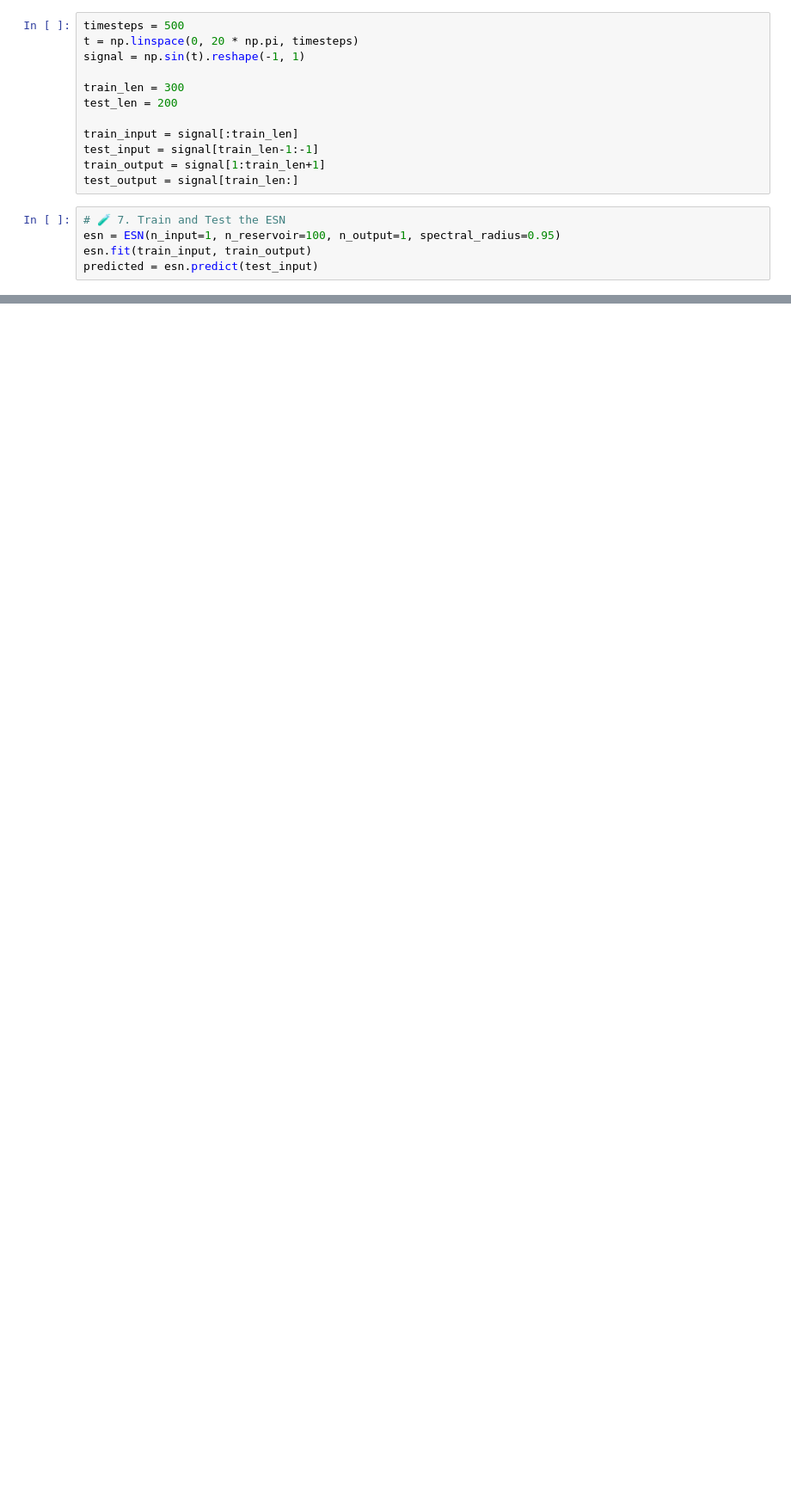
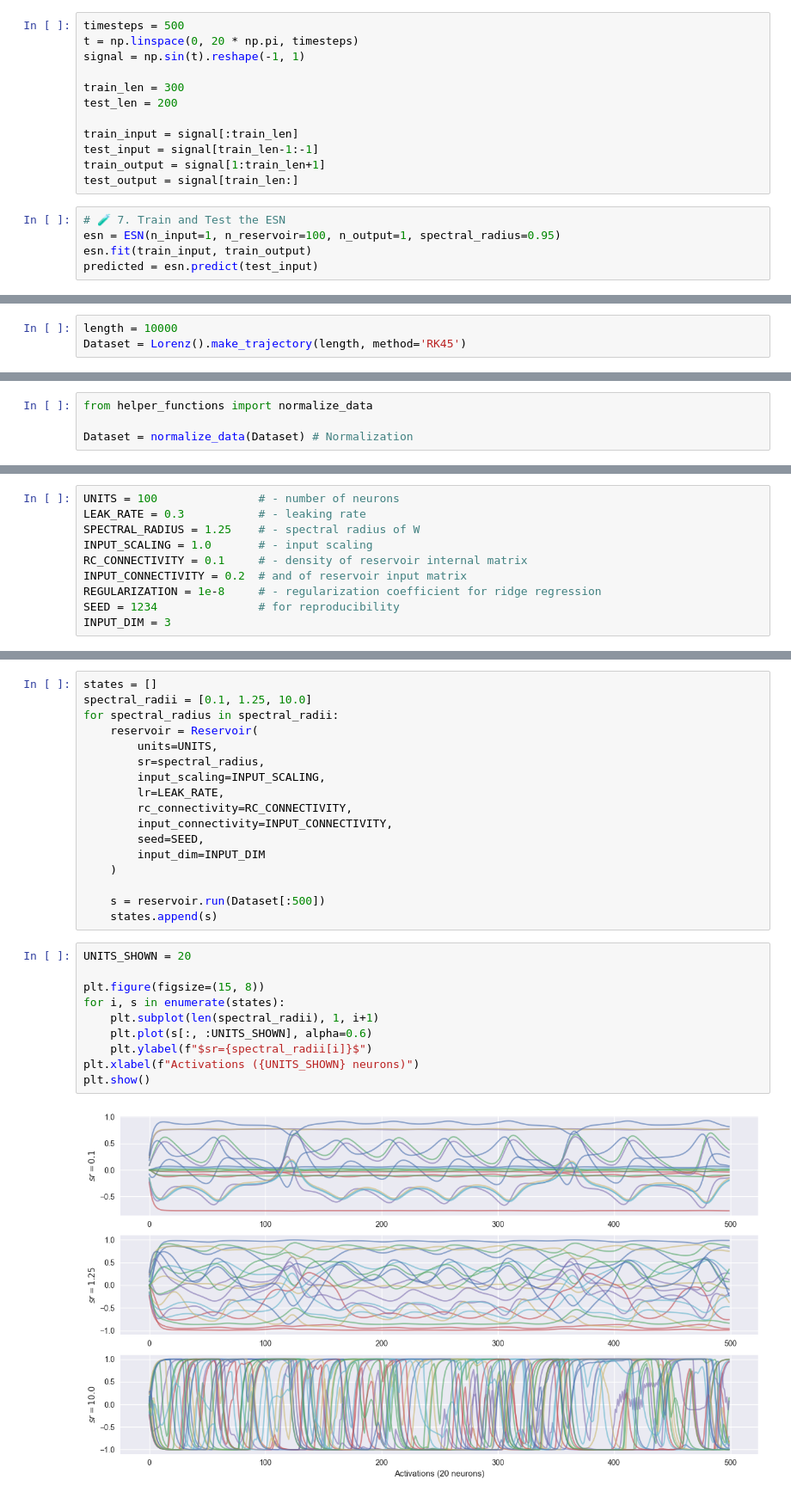
Before and after one commit to jaychotaliya987/Lecture, a Jupyter notebook: 5.Reservoir_computing.ipynb, the cells around one changed output, grey strips where cells are left out. Shown at 86% size. Drawn from its saved outputs; the diff is of its cells as text; blank space fills up the shorter version.

```diff
--- a/5.Reservoir_computing.ipynb
+++ b/5.Reservoir_computing.ipynb
@@ -109,0 +159,3 @@ plt.show()
+# %%
+length = 10000
+Dataset = Lorenz().make_trajectory(length, method='RK45')
@@ -109,0 +164,4 @@ plt.show()
+# %%
+from helper_functions import normalize_data
+
+Dataset = normalize_data(Dataset) # Normalization
@@ -109,0 +182,10 @@ plt.show()
+# %%
+UNITS = 100               # - number of neurons
+LEAK_RATE = 0.3           # - leaking rate
+SPECTRAL_RADIUS = 1.25    # - spectral radius of W
+INPUT_SCALING = 1.0       # - input scaling
+RC_CONNECTIVITY = 0.1     # - density of reservoir internal matrix
+INPUT_CONNECTIVITY = 0.2  # and of reservoir input matrix
+REGULARIZATION = 1e-8     # - regularization coefficient for ridge regression
+SEED = 1234               # for reproducibility
+INPUT_DIM = 3
@@ -109,0 +201,29 @@ plt.show()
+# %%
+states = []
+spectral_radii = [0.1, 1.25, 10.0]
+for spectral_radius in spectral_radii:
+    reservoir = Reservoir(
+        units=UNITS,
+        sr=spectral_radius,
+        input_scaling=INPUT_SCALING,
+        lr=LEAK_RATE,
+        rc_connectivity=RC_CONNECTIVITY,
+        input_connectivity=INPUT_CONNECTIVITY,
+        seed=SEED,
+        input_dim=INPUT_DIM
+    )
+
+    s = reservoir.run(Dataset[:500])
+    states.append(s)
+# %%
+UNITS_SHOWN = 20
+
+plt.figure(figsize=(15, 8))
+for i, s in enumerate(states):
+    plt.subplot(len(spectral_radii), 1, i+1)
+    plt.plot(s[:, :UNITS_SHOWN], alpha=0.6)
+    plt.ylabel(f"$sr={spectral_radii[i]}$")
+plt.xlabel(f"Activations ({UNITS_SHOWN} neurons)")
+plt.show()
+# %% [output]
+[figure, added]
```
Also changed, not shown: parts of 46 cells of this notebook, 10 other files.
